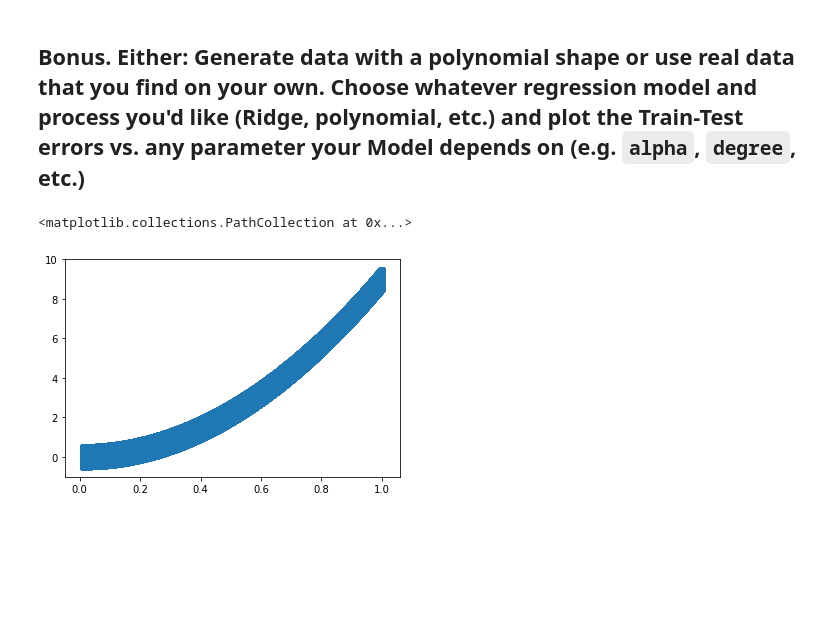
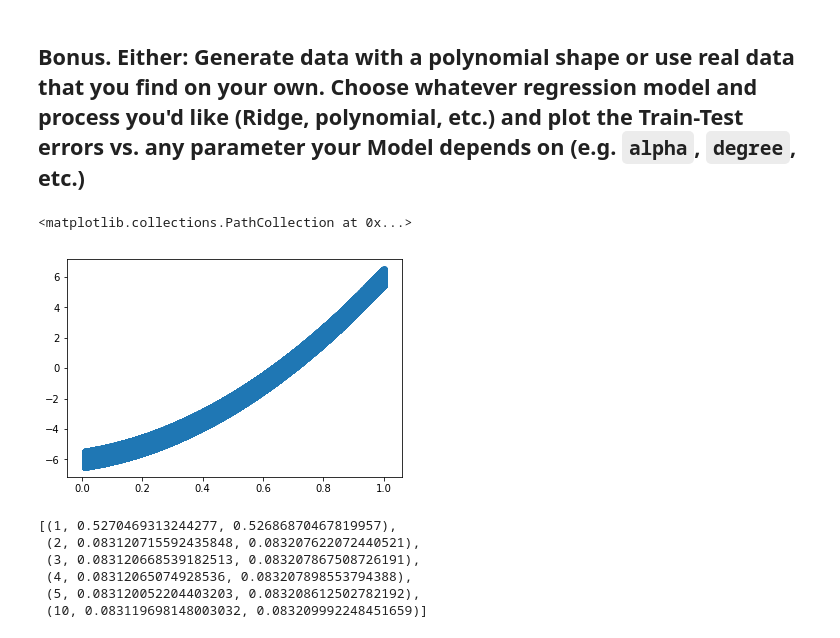
Before and after one commit to philipjslee/mlnn_personal, a Jupyter notebook: assignments/5.ipynb, the cells around one changed output. Drawn from its saved outputs; the diff is of its cells as text; code cells hidden in the pictures; blank space fills up the shorter version.

```diff
--- a/assignments/5.ipynb
+++ b/assignments/5.ipynb
@@ -264,11 +195,11 @@ As alpha parameter increases (becomes more stiff), both the training error and t
 # %%
 from sklearn.preprocessing import PolynomialFeatures
 
 n1 = 500000
 x1 = np.linspace(0.01, 1, n1).reshape(-1, 1)
-y1 = np.linspace(0.01, 3, n1) * np.linspace(0.01, 3, n1) + np.random.rand(n1) - .5
+y1 = (np.linspace(0.01, 3, n1) - 2) * (np.linspace(0.01, 3, n1) + 3) + np.random.rand(n1) - .5
 
 plt.scatter(x1,y1)
 # %% [output]
 <matplotlib.collections.PathCollection at 0x...>
-[figure, old version]
+[figure, new version]
@@ -289,0 +223,9 @@ test_error_x_2 = mean_squared_error(y1_test, lin2t.predict(x_2t))
+# %%
+error_list
+# %% [output]
+[(1, 0.5270469313244277, 0.52686870467819957),
+ (2, 0.083120715592435848, 0.083207622072440521),
+ (3, 0.083120668539182513, 0.083207867508726191),
+ (4, 0.08312065074928536, 0.083207898553794388),
+ (5, 0.083120052204403203, 0.083208612502782192),
+ (10, 0.083119698148003032, 0.083209992248451659)]
```
Also changed, not shown: parts of 54 cells of this notebook.
